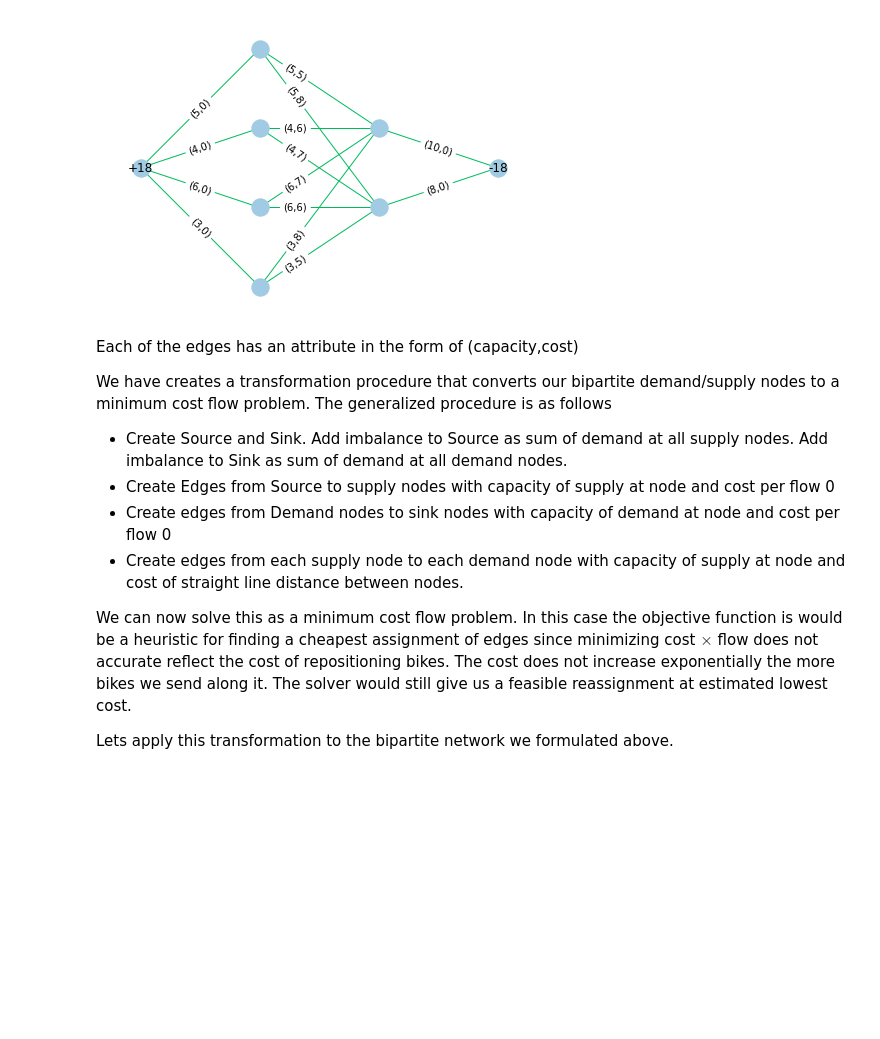
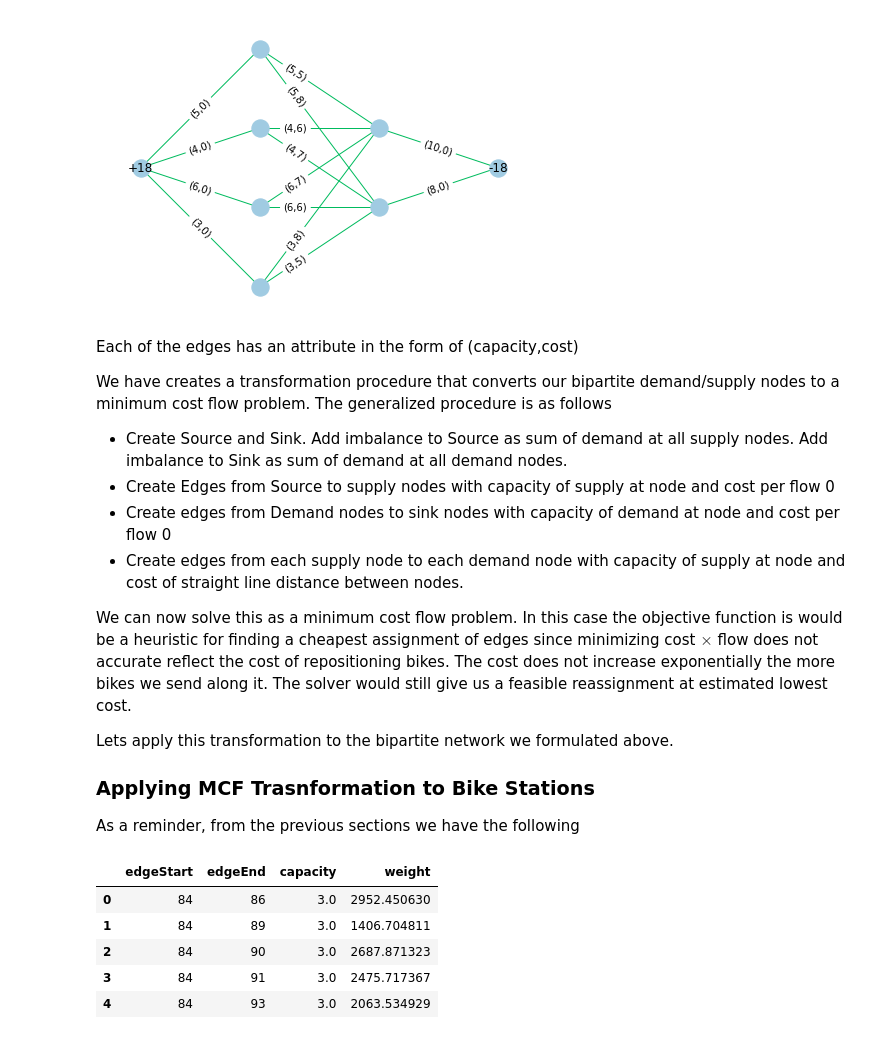
Before and after one commit to murtuswami/Data-Analysis-and-Optimization-for-Bike-Sharing-in-London, a Jupyter notebook: Jupyter notebooks/Inventory_Rebalancing_With_MCF_and_TSP.ipynb, the cells around one changed output. Drawn from its saved outputs; the diff is of its cells as text; code cells hidden in the pictures; blank space fills up the shorter version.

```diff
--- a/Jupyter notebooks/Inventory_Rebalancing_With_MCF_and_TSP.ipynb
+++ b/Jupyter notebooks/Inventory_Rebalancing_With_MCF_and_TSP.ipynb
@@ -247,3 +247,15 @@ The generalized procedure is as follows
  We can now solve this as a minimum cost flow problem. In this case the objective function is would be a heuristic for finding a cheapest assignment of edges  since minimizing cost $\times$ flow does not accurate reflect the cost of repositioning bikes. The cost does not increase exponentially the more bikes we send along it. The solver would still give us a feasible reassignment at estimated lowest cost.
 
  Lets apply this transformation to the bipartite network we formulated above.
+
+ ### Applying MCF Trasnformation to Bike Stations
+ As a reminder, from the previous sections we have the following
+# %%
+stationEdges.head()
+# %% [output]
+|  | edgeStart | edgeEnd | capacity | weight |
+| 0 | 84 | 86 | 3.0 | 2952.450630 |
+| 1 | 84 | 89 | 3.0 | 1406.704811 |
+| 2 | 84 | 90 | 3.0 | 2687.871323 |
+| 3 | 84 | 91 | 3.0 | 2475.717367 |
+| 4 | 84 | 93 | 3.0 | 2063.534929 |
```
Also changed, not shown: parts of 15 cells of this notebook.
